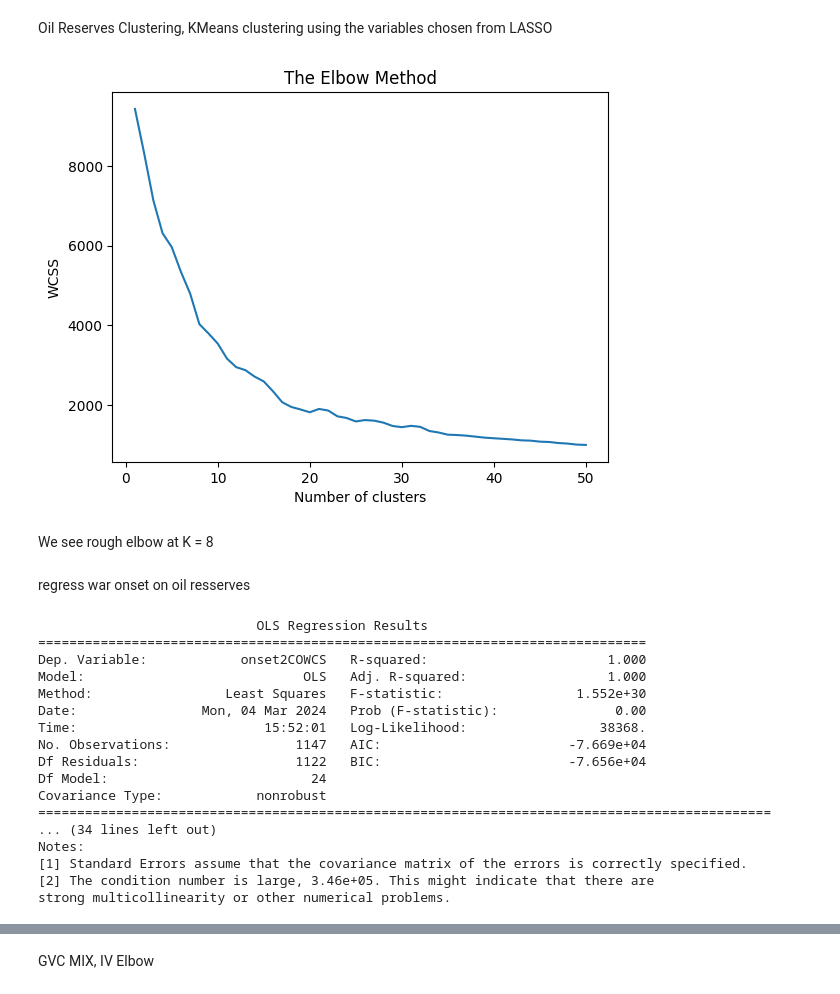
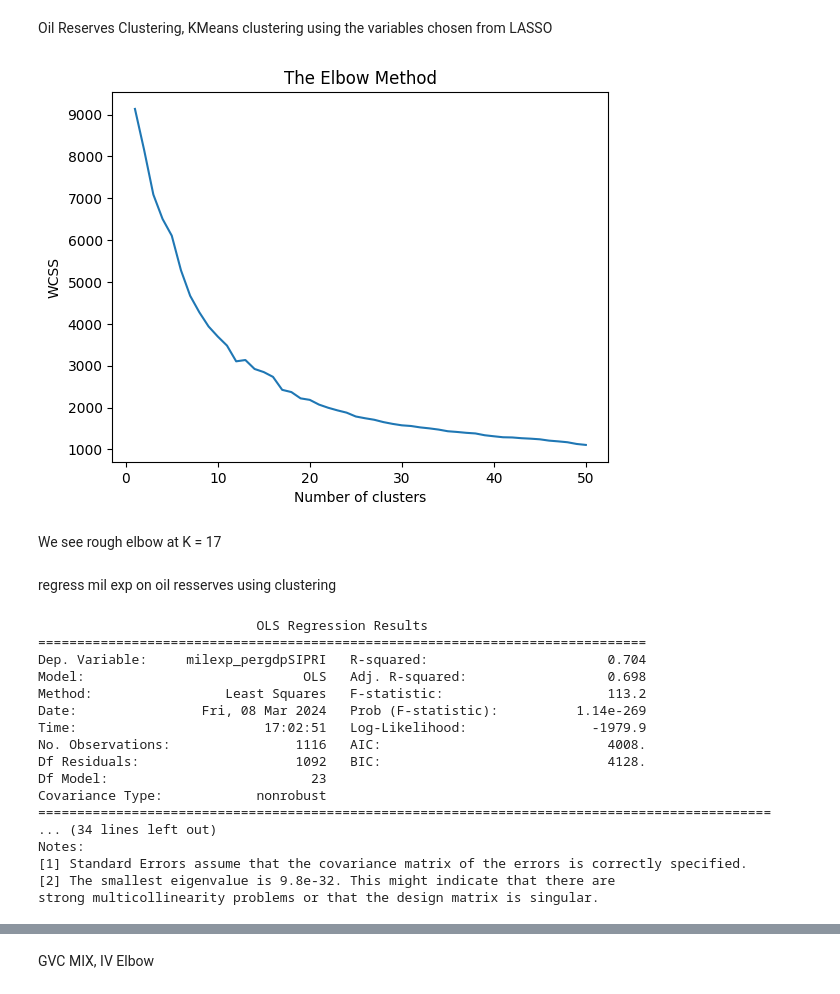
Before and after one commit to JanetYing/ECMA31350_Project, a Jupyter notebook: code/clustering/clustering_code.ipynb, the cells around one changed output, grey strips where cells are left out. Saved outputs shown, nothing was run; the diff lists cells and outputs as text; code cells hidden in the pictures.

```diff
--- a/code/clustering/clustering_code.ipynb
+++ b/code/clustering/clustering_code.ipynb
@@ -20,7 +20,7 @@ please provide us feedback at https://github.com/pandas-dev/pandas/issues/54466
 # Load the data
 data = pd.read_csv('../../data/combined_data/gvcomix_data.csv')
 # Drop rows with missing values in any of the columns used in the regression
-columns_to_check = ['onset2COWCS', 'decade', 'logpopdens_diff',
+columns_to_check = ['milexp_pergdpSIPRI', 'decade', 'logpopdens_diff',
                     'ecgrowth_demeaned', 'democracy_diff',
                     'oilreserves', 'logmountain', 'ethnic_fractionalization', 'trans_outp_p']
 # Replace infinite values with NaN
@@ -34,32 +34,32 @@ data = data.set_index(['country', 't'])
 Oil Reserves Clustering, KMeans clustering using the variables chosen from LASSO
 # %%
 
-features = data[['oilreserves', 'onset2COWCS', 'decade', 'logpopdens_diff' , 'ecgrowth_demeaned', 'democracy_diff',
+features = data[['oilreserves', 'milexp_pergdpSIPRI', 'decade', 'logpopdens_diff' , 'ecgrowth_demeaned', 'democracy_diff',
                  'logmountain', 'ethnic_fractionalization']]
 
 # Normalize the features
 scaler = StandardScaler()
 features_scaled = scaler.fit_transform(features)
 
 # Calculating WCSS for a range of number of clusters
 wcss = []
 for i in range(1, 51):  # Testing 1 to 10 clusters
     kmeans = KMeans(n_clusters=i, init='k-means++', random_state=42)
     kmeans.fit(features_scaled)
     wcss.append(kmeans.inertia_)
 
 # Plotting the results to observe 'The Elbow'
 plt.plot(range(1, 51), wcss)
 plt.title('The Elbow Method')
 plt.xlabel('Number of clusters')
 plt.ylabel('WCSS')
 plt.show()
 # %% [output]
-[figure, old version]
+[figure, new version]
 # %% [markdown]
-We see rough elbow at K = 8
+We see rough elbow at K = 17
 # %% [markdown]
-regress war onset on oil resserves
+regress mil exp on oil resserves using clustering
 # %%
 # Step 1: Clusters
 kmeans = KMeans(n_clusters=18, random_state=0)
@@ -67,7 +67,7 @@ data['Cluster'] = kmeans.fit_predict(features_scaled)
 
 # Step 2: Run Regression Analysis with Cluster Dummies
 # Define the model formula including cluster dummies
-formula = 'onset2COWCS ~ oilreserves + decade + logpopdens_diff + ecgrowth_demeaned + democracy_diff + logmountain + language_fractionalization + C(Cluster)'
+formula = 'milexp_pergdpSIPRI ~ oilreserves + decade + logpopdens_diff + ecgrowth_demeaned + democracy_diff + logmountain + language_fractionalization + C(Cluster)'
 
 # Fit the model
 model = smf.ols(formula, data=data).fit()
@@ -77,21 +77,21 @@ print(model.summary())
 # %% [output]
                             OLS Regression Results
 ==============================================================================
-Dep. Variable:            onset2COWCS   R-squared:                       1.000
-Model:                            OLS   Adj. R-squared:                  1.000
-Method:                 Least Squares   F-statistic:                 1.552e+30
-Date:                Mon, 04 Mar 2024   Prob (F-statistic):               0.00
-Time:                        15:52:01   Log-Likelihood:                 38368.
-No. Observations:                1147   AIC:                        -7.669e+04
-Df Residuals:                    1122   BIC:                        -7.656e+04
-Df Model:                          24
+Dep. Variable:     milexp_pergdpSIPRI   R-squared:                       0.704
+Model:                            OLS   Adj. R-squared:                  0.698
+Method:                 Least Squares   F-statistic:                     113.2
+Date:                Fri, 08 Mar 2024   Prob (F-statistic):          1.14e-269
+Time:                        17:02:51   Log-Likelihood:                -1979.9
+No. Observations:                1116   AIC:                             4008.
+Df Residuals:                    1092   BIC:                             4128.
+Df Model:                          23
 Covariance Type:            nonrobust
 ==============================================================================================
 ... (34 lines left out)
 Notes:
 [1] Standard Errors assume that the covariance matrix of the errors is correctly specified.
-[2] The condition number is large, 3.46e+05. This might indicate that there are
-strong multicollinearity or other numerical problems.
+[2] The smallest eigenvalue is 9.8e-32. This might indicate that there are
+strong multicollinearity problems or that the design matrix is singular.
 # %%
 # Group by 'Cluster' and then aggregate the unique countries in each cluster
 clustered_countries = data.groupby('Cluster').apply(lambda x: x.index.get_level_values('country').unique())
```
Also changed, not shown: parts of 18 cells of this notebook, 3 other files.
